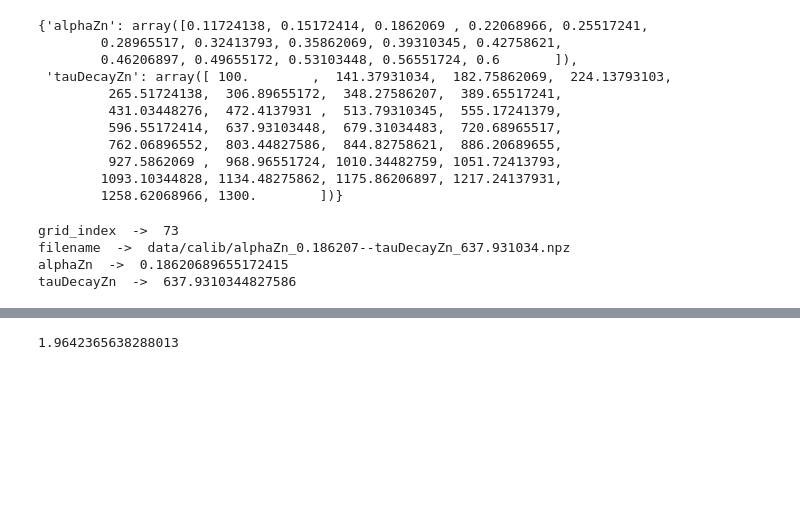
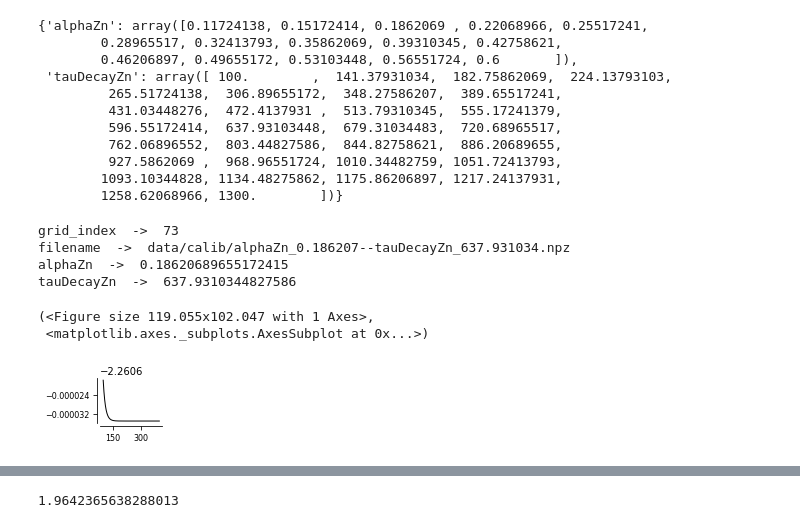
Before and after one commit to yzerlaut/zinc-NMDA-modulation, a Jupyter notebook: model-calibration/free-zinc.ipynb, the cells around one changed output, grey strips where cells are left out. Cells and saved outputs as stored; diff of their text form; code cells hidden in the pictures; blank space fills up the shorter version.

```diff
--- a/model-calibration/free-zinc.ipynb
+++ b/model-calibration/free-zinc.ipynb
@@ -52,6 +52,14 @@ grid_index  ->  73
 filename  ->  data/calib/alphaZn_0.186207--tauDecayZn_637.931034.npz
 alphaZn  ->  0.18620689655172415
 tauDecayZn  ->  637.9310344827586
+# %%
+data = load_dict(os.path.join('data','calib', 'Best_freeZn.npz'))
+tcond = data['t']>100
+ge.plot(data['t'][tcond], data['Ic'][tcond])
+# %% [output]
+(<Figure size 119.055x102.047 with 1 Axes>,
+ <matplotlib.axes._subplots.AxesSubplot at 0x...>)
+[figure, added]
 # %%
 import os
 import numpy as np
```
Also changed, not shown: parts of 5 cells of this notebook, 1 other file.
